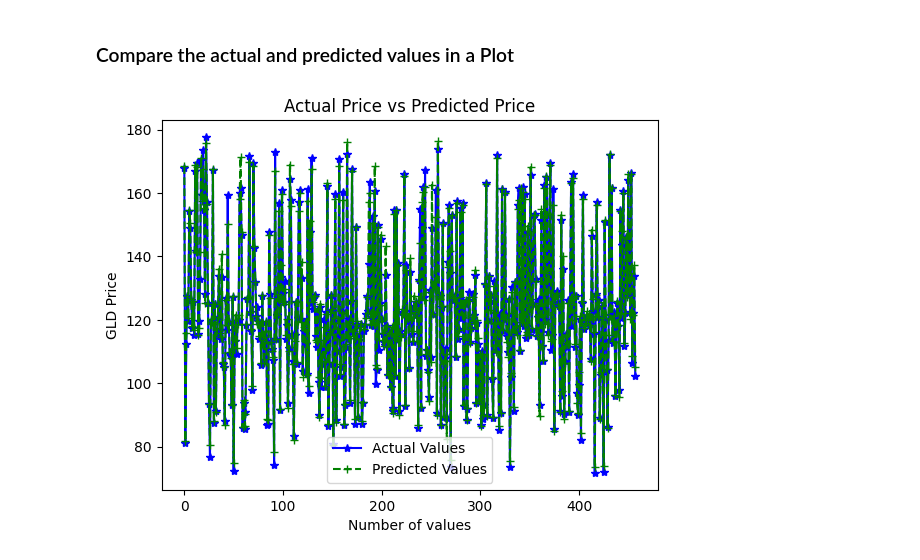
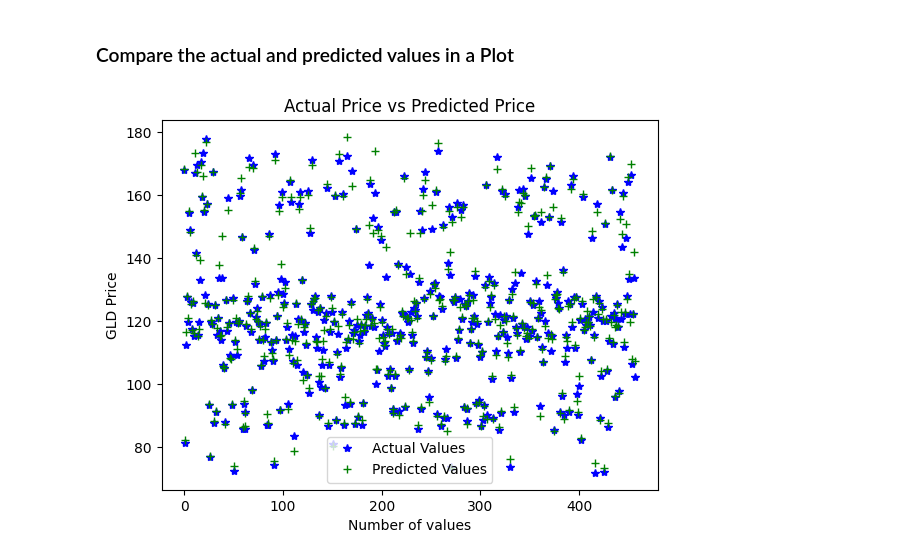
Before and after one commit to madhavchopra99/gold-price-prediction, a Jupyter notebook: Gold Price Prediction.ipynb, the cells around one changed output. Cells and saved outputs as stored; diff of their text form; code cells hidden in the pictures.

```diff
--- a/Gold Price Prediction.ipynb
+++ b/Gold Price Prediction.ipynb
@@ -155,12 +155,12 @@ f'R squared error: {error_score}'
 # %%
 y_test = y_test.to_numpy()
 # %%
-plt.plot(y_test,'b*-',label='Actual Values')
-plt.plot(test_data_prediction,'g+--',label='Predicted Values')
+plt.plot(y_test,'b*',label='Actual Values')
+plt.plot(test_data_prediction,'g+',label='Predicted Values')
 plt.title('Actual Price vs Predicted Price')
 plt.xlabel('Number of values')
 plt.ylabel('GLD Price')
 plt.legend()
 plt.show()
 # %% [output]
-[figure, old version]
+[figure, new version]
```
Also changed, not shown: parts of 2 cells of this notebook, 1 other file.
